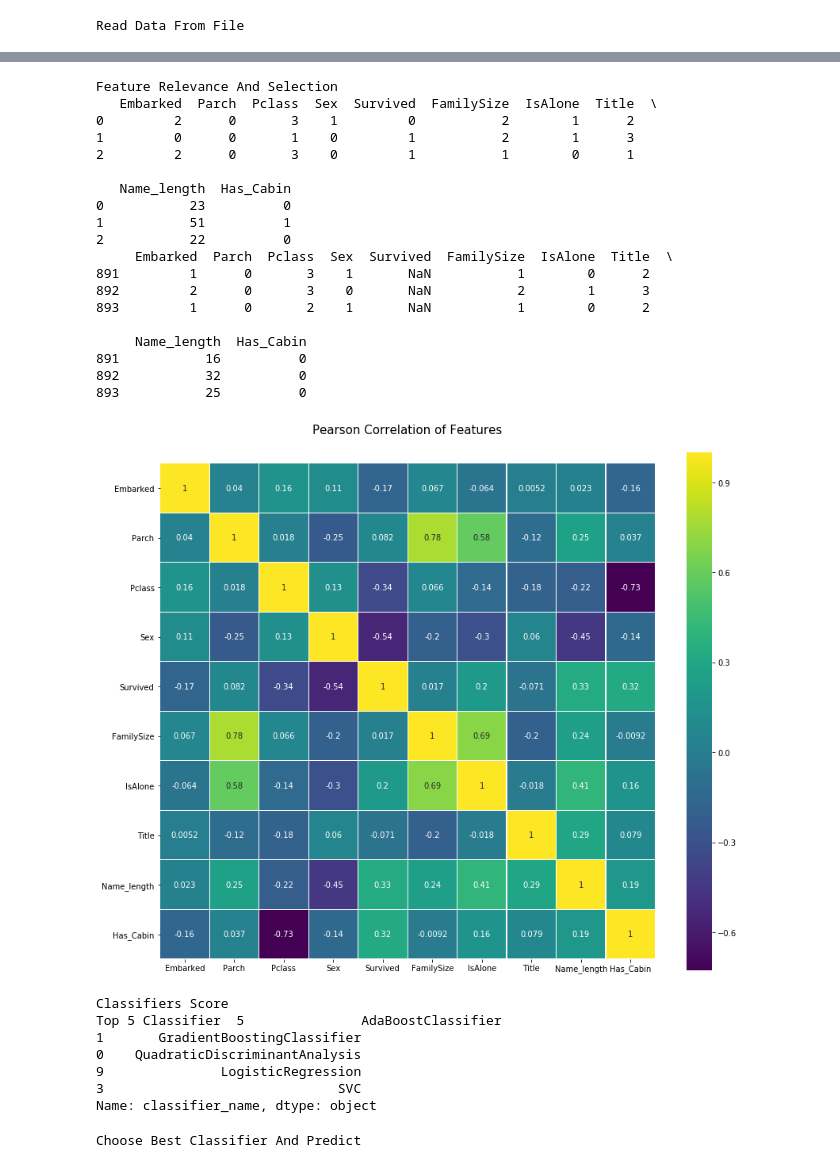
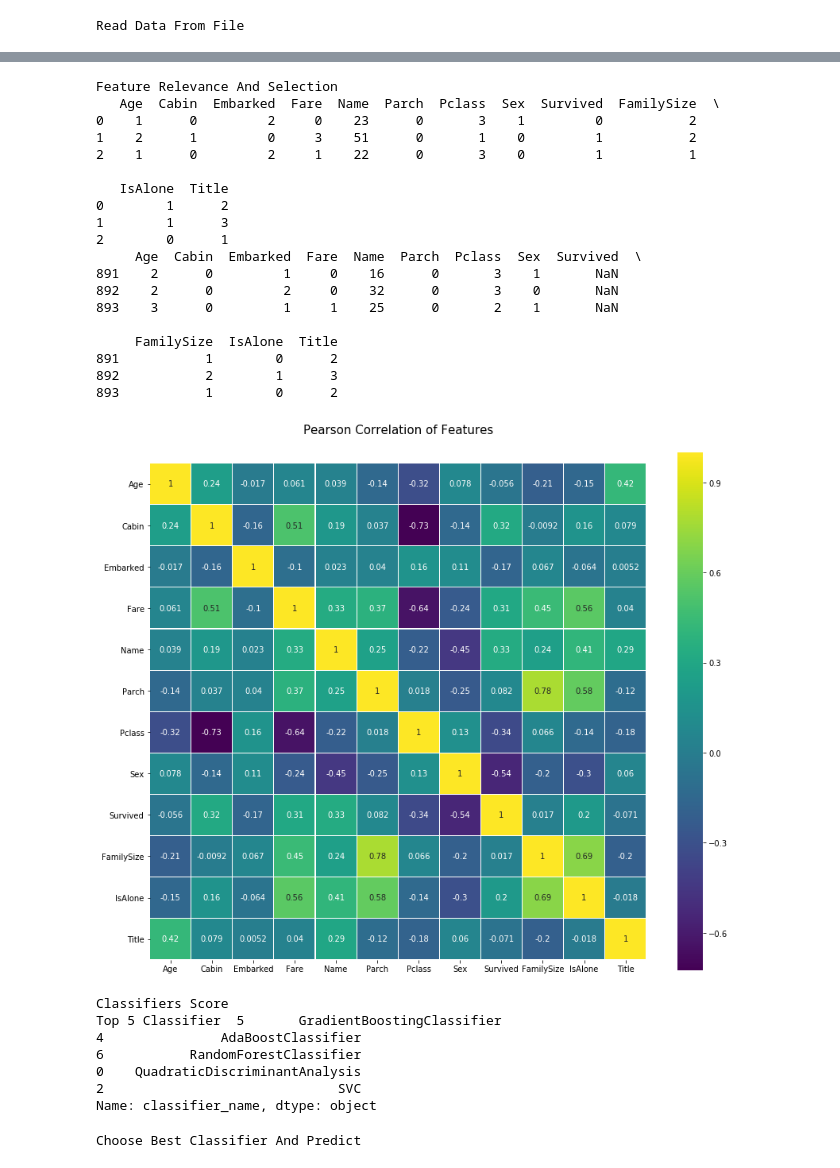
Before and after one commit to Jahvey/PYTHON_kaggle_titanic, a Jupyter notebook: my titanic.ipynb, the cells around one changed output, grey strips where cells are left out. Saved outputs shown, nothing was run; the diff lists cells and outputs as text; code cells hidden in the pictures.

```diff
--- a/my titanic.ipynb
+++ b/my titanic.ipynb
@@ -478,8 +478,8 @@ data_full['Title'] = data_full['Name'].apply(get_title)
 data_full['Title'] = data_full['Title'].replace(['Lady', 'Countess','Capt', 'Col',\
 'Don', 'Dr', 'Major', 'Rev', 'Sir', 'Jonkheer', 'Dona'], 'Rare').replace('Mlle', 'Miss').replace('Ms', 'Miss').replace('Mme', 'Mrs')
 data_full['Title'] = data_full['Title'].fillna(0)
-data_full['Name_length'] = data_full['Name'].apply(len)
-data_full['Has_Cabin'] = data_full["Cabin"].apply(lambda x: 0 if type(x) == float else 1)
+data_full['Name'] = data_full['Name'].apply(len)
+data_full['Cabin'] = data_full["Cabin"].apply(lambda x: 0 if type(x) == float else 1)
 FeatureEngineerTools.columns_enum_to_int(data_train=data_full,columns=['Sex','Embarked','Title','Fare','Age'])
 
 data_train=data_full[data_full['PassengerId'].isin(train_passengerId)]
@@ -542,34 +535,34 @@ See the caveats in the documentation: http://pandas.pydata.org/pandas-docs/stabl
 # %%
 print ('Feature Relevance And Selection')
-drop_elements = ['PassengerId', 'Name', 'Ticket', 'Cabin', 'SibSp','Age', 'Fare']
+drop_elements = ['PassengerId', 'Ticket', 'SibSp']
 data_train_org=data_train.copy()
 data_test_org=data_test.copy()
 data_train = data_train.drop(drop_elements, axis = 1)
 data_test  = data_test.drop(drop_elements, axis = 1)
 print data_train.head(3)
 print data_test.head(3)
 FeatureEngineerTools.heatmap(data_train)
 # %% [output]
 Feature Relevance And Selection
-   Embarked  Parch  Pclass  Sex  Survived  FamilySize  IsAlone  Title  \
-0         2      0       3    1         0           2        1      2
-1         0      0       1    0         1           2        1      3
-2         2      0       3    0         1           1        0      1
+   Age  Cabin  Embarked  Fare  Name  Parch  Pclass  Sex  Survived  FamilySize  \
+0    1      0         2     0    23      0       3    1         0           2
+1    2      1         0     3    51      0       1    0         1           2
+2    1      0         2     1    22      0       3    0         1           1
 
-   Name_length  Has_Cabin
-0           23          0
-1           51          1
-2           22          0
-     Embarked  Parch  Pclass  Sex  Survived  FamilySize  IsAlone  Title  \
-891         1      0       3    1       NaN           1        0      2
-892         2      0       3    0       NaN           2        1      3
-893         1      0       2    1       NaN           1        0      2
+   IsAlone  Title
+0        1      2
+1        1      3
+2        0      1
+     Age  Cabin  Embarked  Fare  Name  Parch  Pclass  Sex  Survived  \
+891    2      0         1     0    16      0       3    1       NaN
+892    2      0         2     0    32      0       3    0       NaN
+893    3      0         1     1    25      0       2    1       NaN
 
-     Name_length  Has_Cabin
-891           16          0
-892           32          0
-893           25          0
+     FamilySize  IsAlone  Title
+891           1        0      2
+892           2        1      3
+893           1        0      2
-[figure, old version]
+[figure, new version]
 # %%
 print ('Classifiers Score')
 label='Survived'
@@ -601,11 +594,11 @@ print 'Top 5 Classifier ',log_df['classifier_name'].head(5)
 # sns.barplot(x='acc_score', y='classifier_name', data=log_df, color="b")
 # %% [output]
 Classifiers Score
-Top 5 Classifier  5               AdaBoostClassifier
-1       GradientBoostingClassifier
+Top 5 Classifier  5       GradientBoostingClassifier
+4               AdaBoostClassifier
+6           RandomForestClassifier
 0    QuadraticDiscriminantAnalysis
-9               LogisticRegression
-3                              SVC
+2                              SVC
 Name: classifier_name, dtype: object
 # %%
 print ('Choose Best Classifier And Predict')
```
Also changed, not shown: parts of 9 cells of this notebook.
